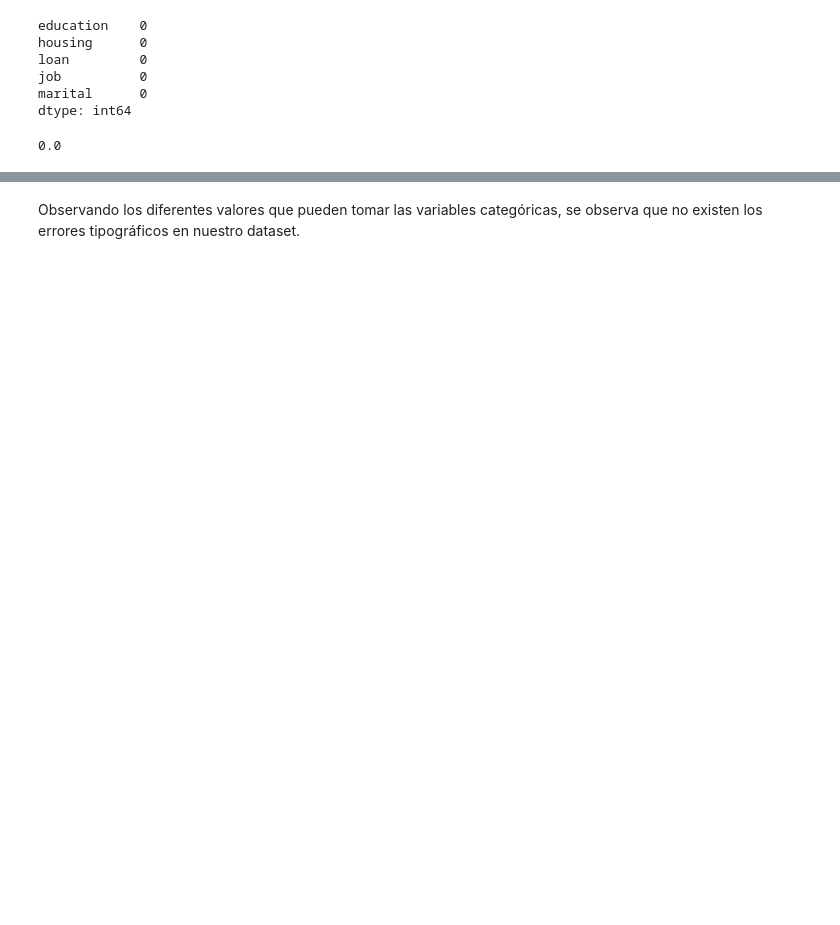
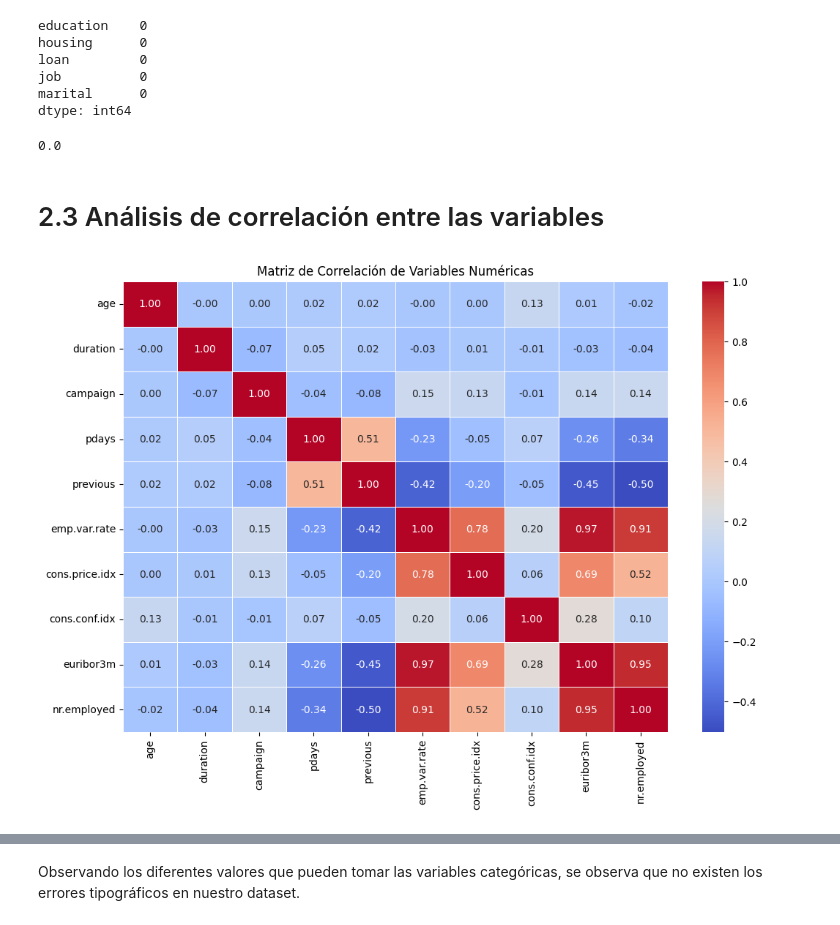
Before and after one commit to Victor-Marcos/Data-mining-and-Machine-Learning, a Jupyter notebook: Tarea.ipynb, the cells around one changed output, grey strips where cells are left out. Saved outputs shown, nothing was run; the diff lists cells and outputs as text; code cells hidden in the pictures; blank space fills up the shorter version.

Commit message:
Entrega final mineria de datos

```diff
--- a/Tarea.ipynb
+++ b/Tarea.ipynb
@@ -263,3 +263,20 @@ df_sin_duplicados.loc[:, 'default'] = df_sin_duplicados['default'].fillna('missi
 print(df_sin_duplicados['default'].isna().mean() * 100)
 # %% [output]
 0.0
+# %% [markdown]
+# 2.3 Análisis de correlación entre las variables
+# %%
+import seaborn as sns
+# Seleccionamos solo las variables numéricas para el cálculo
+numeric_df = df_sin_duplicados.select_dtypes(include=['int64', 'float64'])
+
+# Calculamos la matriz de correlación
+corr_matrix = numeric_df.corr()
+
+# Dibujamos el mapa de calor
+plt.figure(figsize=(12, 8))
+sns.heatmap(corr_matrix, annot=True, cmap='coolwarm', fmt=".2f", linewidths=0.5)
+plt.title('Matriz de Correlación de Variables Numéricas')
+plt.show()
+# %% [output]
+[figure, added]
```
Also changed, not shown: parts of 20 cells of this notebook.
